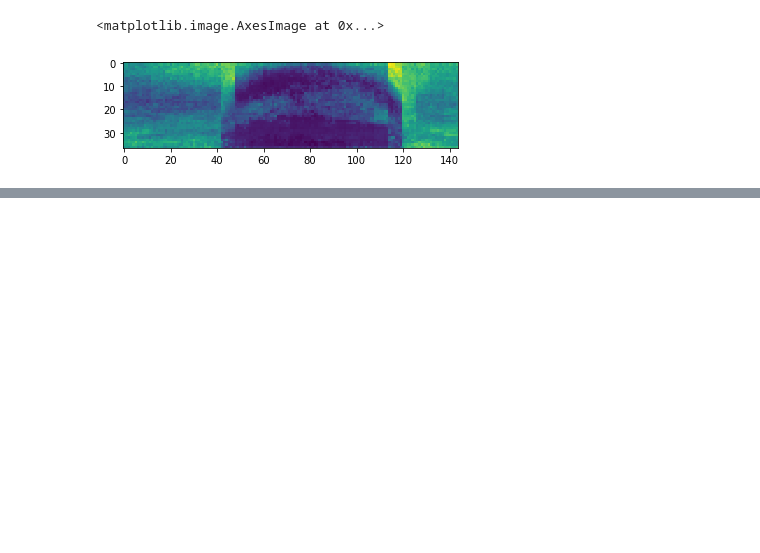
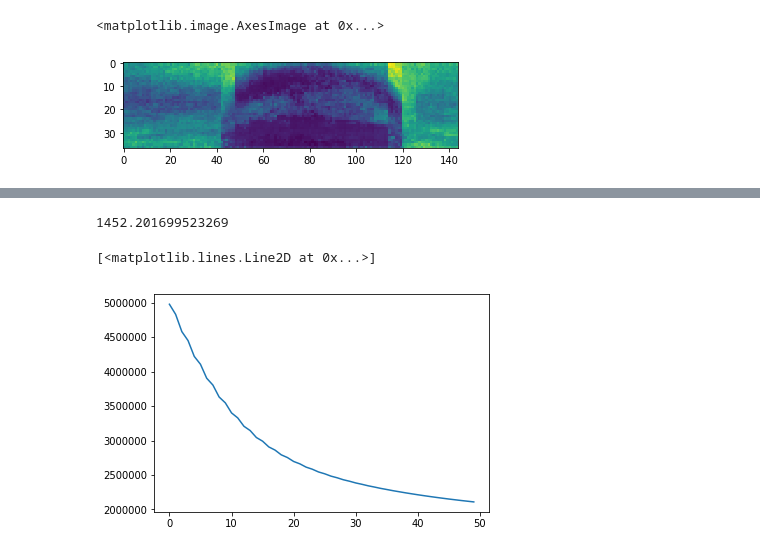
Before and after one commit to valentina-s/time-series-nmf, a Jupyter notebook: notebooks/run_smoothNMF.ipynb, the cells around one changed output, grey strips where cells are left out. Drawn from its saved outputs; the diff is of its cells as text; code cells hidden in the pictures; blank space fills up the shorter version.

Commit message:
adding testing notebook

```diff
--- a/notebooks/run_smoothNMF.ipynb
+++ b/notebooks/run_smoothNMF.ipynb
@@ -144,7 +140,7 @@ print(LA.norm(output['H'] - model.H))
 betaW = 1.001
 betaH = 1.001
 model = ssnmf.smoothNMF(r=3, max_iter=50, betaW=1.001, betaH=1.001)
-model.fit(output['LL'], W=init_W, H=init_H)
+model.fit(output['LL'], W=init_W, H=init_H, init='custom')
 
 print(LA.norm(output['LL'] - (model.W@model.H)))
 
@@ -154,2 +150,16 @@ plt.plot(model.cost)
 [<matplotlib.lines.Line2D at 0x...>]
 [figure]
+# %%
+# testing 0.1 sparsity, 0.1 smoothnes, 1000 iterations
+betaW = 1.001
+betaH = 1.001
+model_random = ssnmf.smoothNMF(r=3, max_iter=1000, betaW=1.001, betaH=1.001)
+model_random.fit(output['LL'], W=init_W, H=init_H, init='custom')
+
+print(LA.norm(output['LL'] - (model.W@model.H)))
+
+plt.plot(model.cost)
+# %% [output]
+1452.201699523269
+[<matplotlib.lines.Line2D at 0x...>]
+[figure, added]
```
Also changed, not shown: parts of 17 cells of this notebook.
